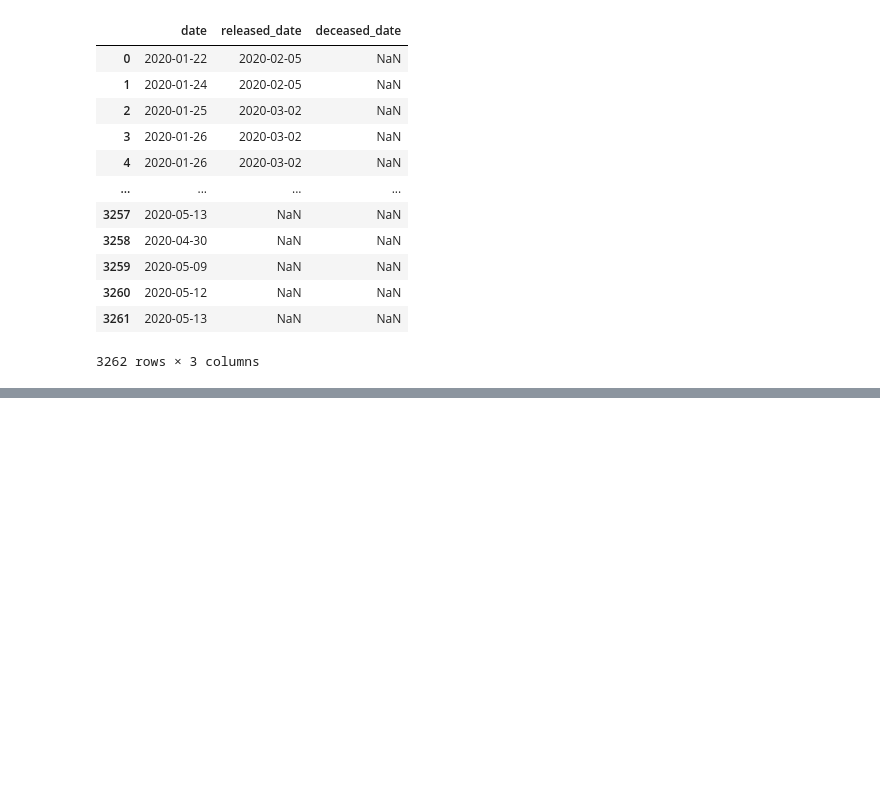
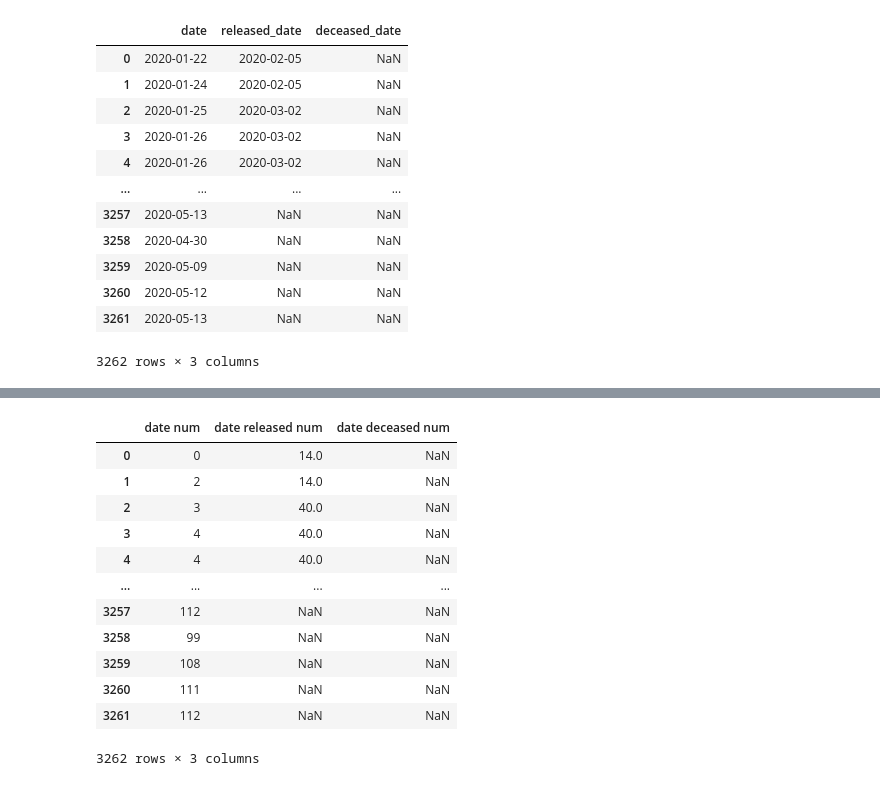
Before and after one commit to ludovicaschaerf/MRWP_Final_Project, a Jupyter notebook: Model Creation.ipynb, the cells around one changed output, grey strips where cells are left out. Cells and saved outputs as stored; diff of their text form; code cells hidden in the pictures; blank space fills up the shorter version.

```diff
--- a/Model Creation.ipynb
+++ b/Model Creation.ipynb
@@ -205,0 +226,20 @@ data[['date', 'released_date', 'deceased_date']]
+# %%
+basedate = data['date'].min()
+data['date num'] = data['date'].apply(lambda x: (x - basedate).days)
+data['date released num'] = data['released_date'].apply(lambda x: (x - basedate).days)
+data['date deceased num'] = data['deceased_date'].apply(lambda x: (x - basedate).days)
+data[['date num', 'date released num', 'date deceased num']]
+# %% [output]
+|  | date num | date released num | date deceased num |
+| 0 | 0 | 14.0 | NaN |
+| 1 | 2 | 14.0 | NaN |
+| 2 | 3 | 40.0 | NaN |
+| 3 | 4 | 40.0 | NaN |
+| 4 | 4 | 40.0 | NaN |
+| ... | ... | ... | ... |
+| 3257 | 112 | NaN | NaN |
+| 3258 | 99 | NaN | NaN |
+| 3259 | 108 | NaN | NaN |
+| 3260 | 111 | NaN | NaN |
+| 3261 | 112 | NaN | NaN |
+3262 rows × 3 columns
```
Also changed, not shown: parts of 20 cells of this notebook.
